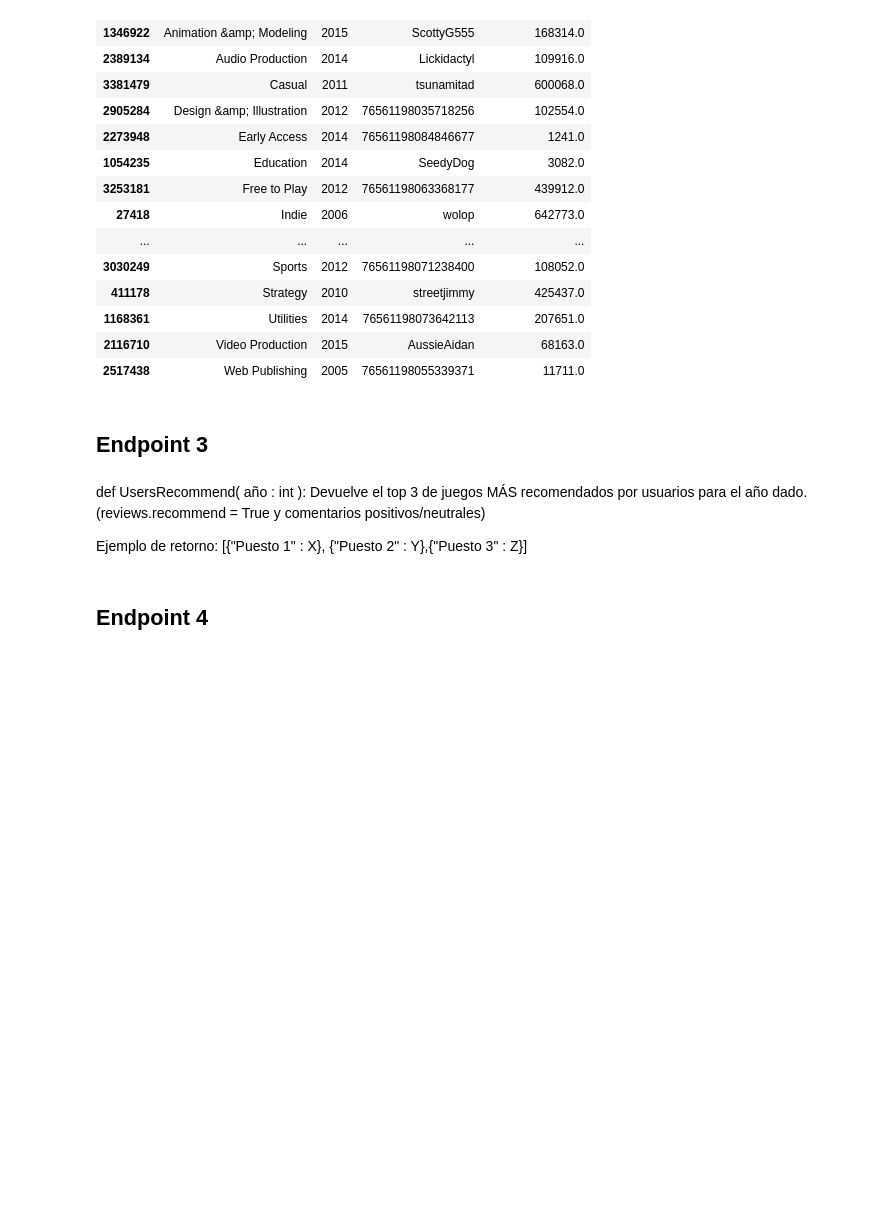
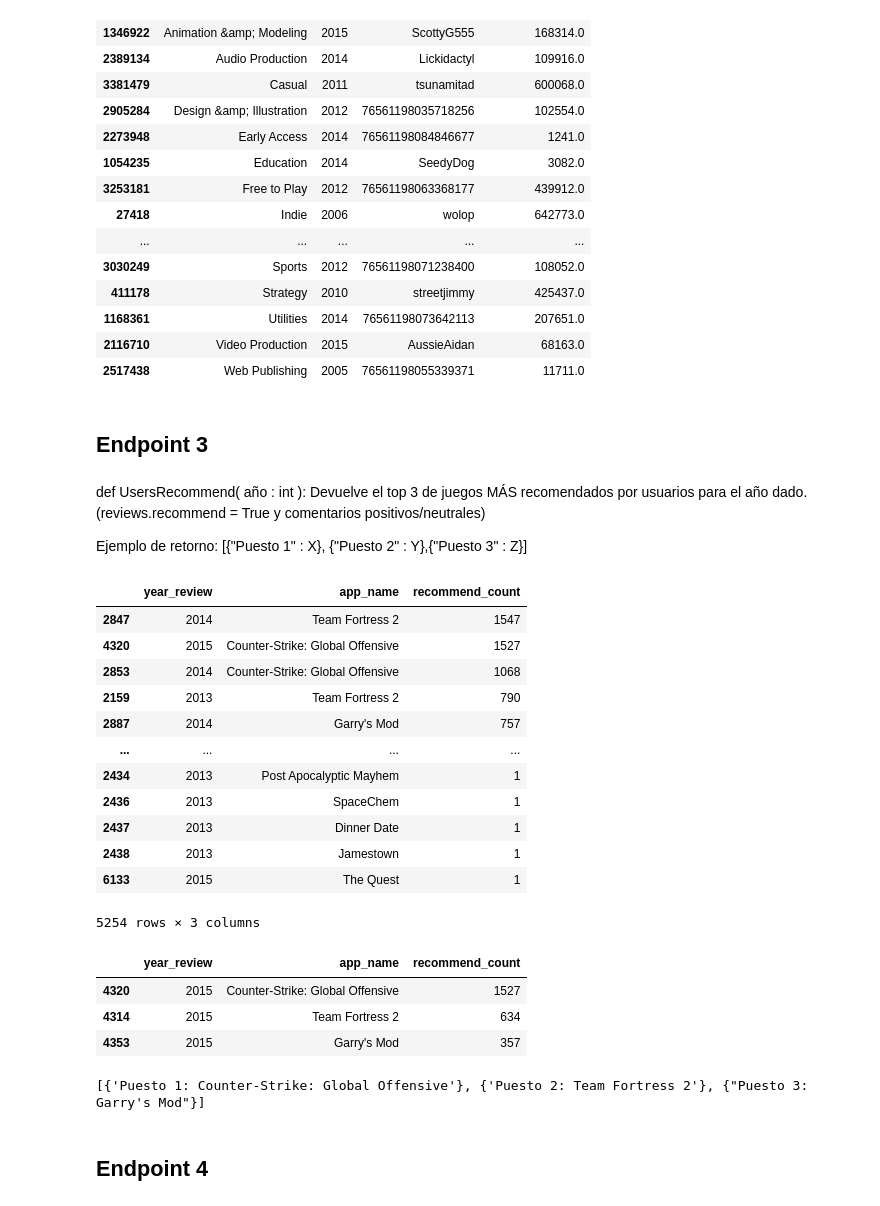
Before and after one commit to Batxa/DS_Project1, a Jupyter notebook: ETL.ipynb, the cells around one changed output. Saved outputs shown, nothing was run; the diff lists cells and outputs as text; code cells hidden in the pictures; blank space fills up the shorter version.

```diff
--- a/ETL.ipynb
+++ b/ETL.ipynb
@@ -594,3 +621,39 @@ df_e2_playtime
 def UsersRecommend( año : int ): Devuelve el top 3 de juegos MÁS recomendados por usuarios para el año dado. (reviews.recommend = True y comentarios positivos/neutrales)
 
 Ejemplo de retorno: [{"Puesto 1" : X}, {"Puesto 2" : Y},{"Puesto 3" : Z}]
+# %%
+# Armado de dataframe para la fucnión
+df_e3 = df_reviews[(df_reviews['recommend'] == True) & (df_reviews['sentiment'] >= 0)]
+df_e3.loc[:, 'year_review'] = pd.to_numeric(df_e3['year_review'], errors='coerce')
+df_3 = df_e3[df_e3['year_review'] != 0]
+df_e3 = df_e3.groupby(['year_review', 'item_id'])['recommend'].count().reset_index()
+df_e3.rename(columns={'recommend': 'recommend_count'}, inplace=True)
+df_e3 = pd.merge(df_e3, df_games, on="item_id", how="left").sort_values(by='recommend_count', ascending=False)
+df_e3 = df_e3.dropna(subset=['app_name'])
+df_e3 = df_e3[['year_review','app_name', 'recommend_count']]
+
+df_e3.to_csv('df_e3.csv', index=False)
+df_e3
+# %% [output]
+|  | year_review | app_name | recommend_count |
+| 2847 | 2014 | Team Fortress 2 | 1547 |
+| 4320 | 2015 | Counter-Strike: Global Offensive | 1527 |
+| 2853 | 2014 | Counter-Strike: Global Offensive | 1068 |
+| 2159 | 2013 | Team Fortress 2 | 790 |
+| 2887 | 2014 | Garry's Mod | 757 |
+| ... | ... | ... | ... |
+| 2434 | 2013 | Post Apocalyptic Mayhem | 1 |
+| 2436 | 2013 | SpaceChem | 1 |
+| 2437 | 2013 | Dinner Date | 1 |
+| 2438 | 2013 | Jamestown | 1 |
+| 6133 | 2015 | The Quest | 1 |
+5254 rows × 3 columns
+# %%
+# Probamos el dataframe para la funcion
+df_func3 = df_e3[df_e3['year_review'] == 2015].head(3)
+df_func3
+# %% [output]
+|  | year_review | app_name | recommend_count |
+| 4320 | 2015 | Counter-Strike: Global Offensive | 1527 |
+| 4314 | 2015 | Team Fortress 2 | 634 |
+| 4353 | 2015 | Garry's Mod | 357 |
@@ -597,3 +670,9 @@ Ejemplo de retorno: [{"Puesto 1" : X}, {"Puesto 2" : Y},{"Puesto 3" : Z}]
+# %%
+# Probamos la funcion
+input_year = 2015
+print(UsersRecommend(input_year))
+# %% [output]
+[{'Puesto 1: Counter-Strike: Global Offensive'}, {'Puesto 2: Team Fortress 2'}, {"Puesto 3: Garry's Mod"}]
 # %% [markdown]
 ## Endpoint 4
 # %% [markdown]
```
Also changed, not shown: parts of 38 cells of this notebook, 2 other files.
